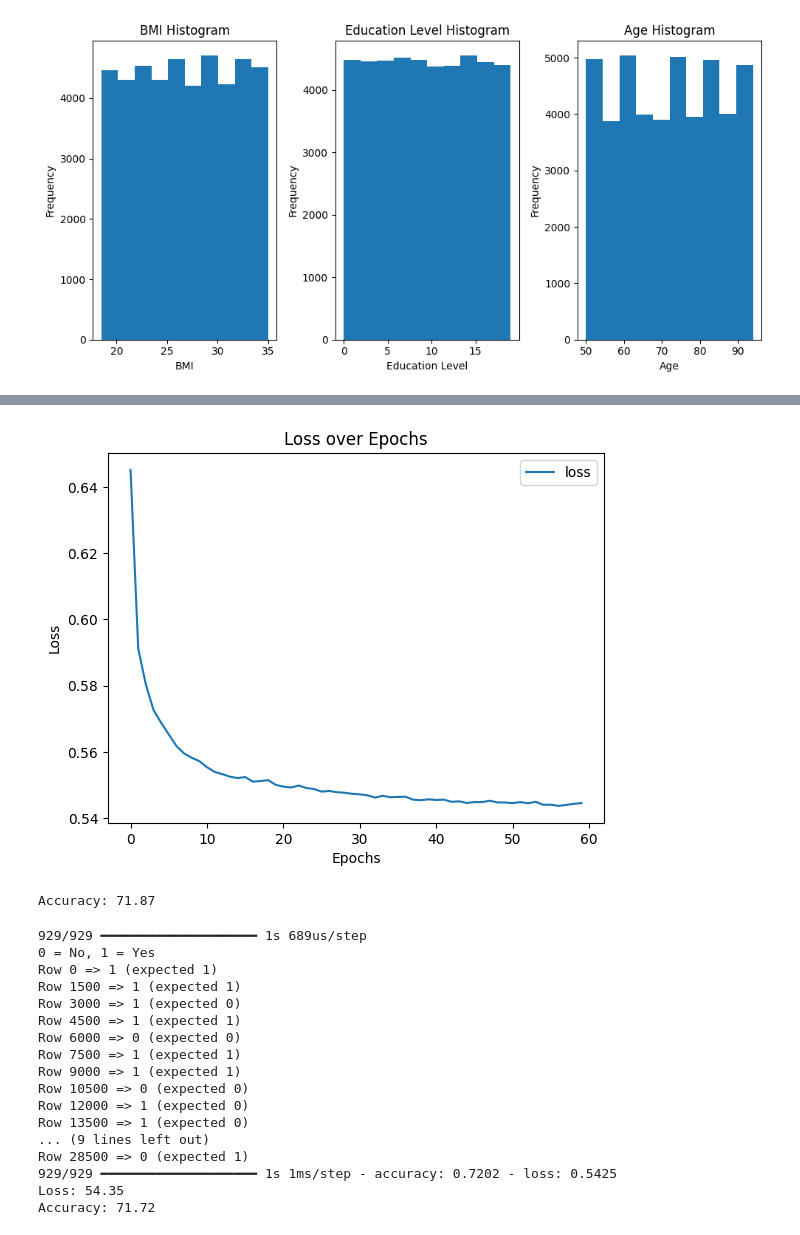
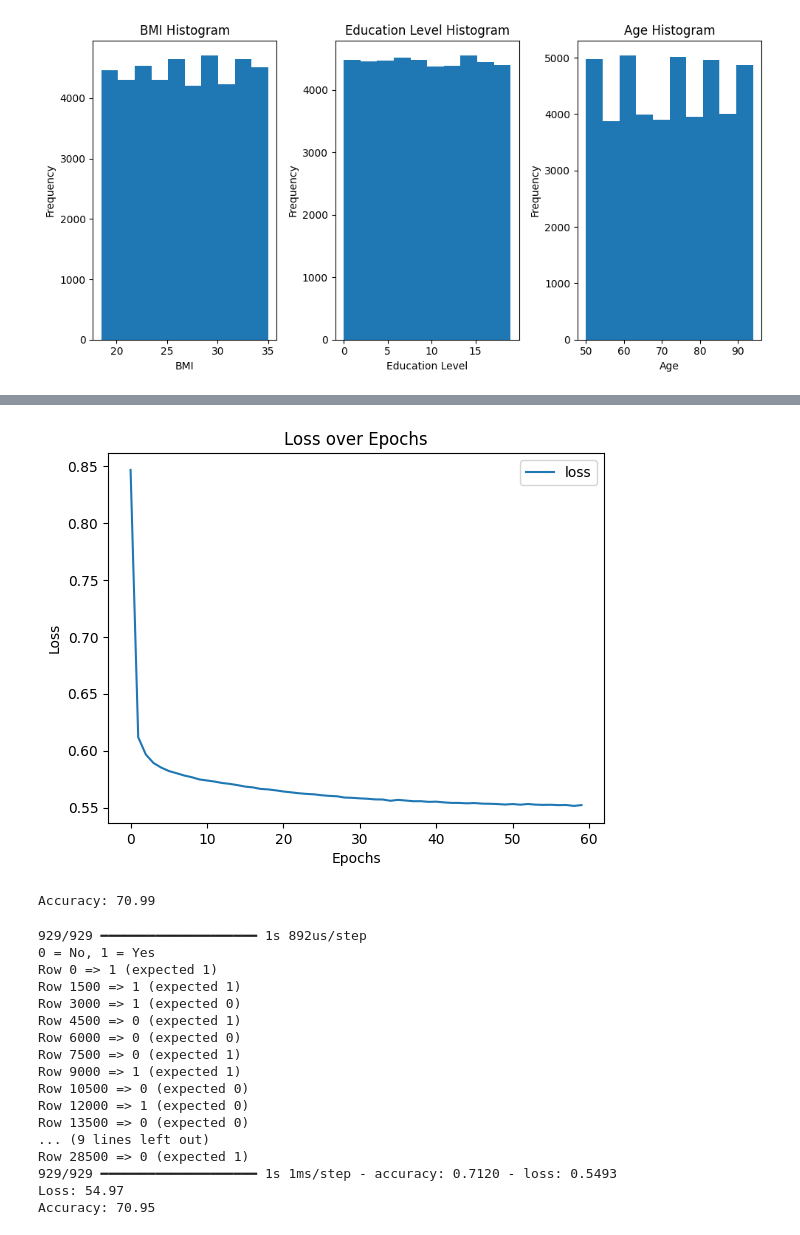
Before and after one commit to jeremlee/alzheimers-classification-model, a Jupyter notebook: main.ipynb, the cells around one changed output, grey strips where cells are left out. Saved outputs shown, nothing was run; the diff lists cells and outputs as text; code cells hidden in the pictures.

Commit message:
changed learning rate

```diff
--- a/main.ipynb
+++ b/main.ipynb
@@ -153,7 +153,11 @@ model.add(Dense(20, activation= 'relu'))
 model.add(Dense(17, activation = 'relu'))
 model.add(Dense(1, activation = 'sigmoid'))
 
-model.compile(optimizer='adam', loss='binary_crossentropy', metrics=['accuracy'])
+optimizer = Adam(
+    learning_rate = 0.0001
+)
+
+model.compile(optimizer=optimizer, loss='binary_crossentropy', metrics=['accuracy'])
 training_history = model.fit(X_train, y_train, epochs=60, batch_size=10)
 _, accuracy = model.evaluate(X_train, y_train)
 
@@ -185,5 +189,5 @@ Epoch 60/60
-[figure, old version]
+[figure, new version]
-Accuracy: 71.87
+Accuracy: 70.99
 # %%
 predictions = (model.predict(X_test) > 0.5).astype(int)
 
@@ -195,20 +199,20 @@ loss, accuracy = model.evaluate(X_test, y_test)
 print("Loss: %.2f" % (loss*100))
 print("Accuracy: %.2f" % (accuracy*100))
 # %% [output]
-929/929 ━━━━━━━━━━━━━━━━━━━━ 1s 689us/step
+929/929 ━━━━━━━━━━━━━━━━━━━━ 1s 892us/step
 0 = No, 1 = Yes
 Row 0 => 1 (expected 1)
 Row 1500 => 1 (expected 1)
 Row 3000 => 1 (expected 0)
-Row 4500 => 1 (expected 1)
+Row 4500 => 0 (expected 1)
 Row 6000 => 0 (expected 0)
-Row 7500 => 1 (expected 1)
+Row 7500 => 0 (expected 1)
 Row 9000 => 1 (expected 1)
 Row 10500 => 0 (expected 0)
 Row 12000 => 1 (expected 0)
-Row 13500 => 1 (expected 0)
+Row 13500 => 0 (expected 0)
 ... (9 lines left out)
 Row 28500 => 0 (expected 1)
-929/929 ━━━━━━━━━━━━━━━━━━━━ 1s 1ms/step - accuracy: 0.7202 - loss: 0.5425
-Loss: 54.35
-Accuracy: 71.72
+929/929 ━━━━━━━━━━━━━━━━━━━━ 1s 1ms/step - accuracy: 0.7120 - loss: 0.5493
+Loss: 54.97
+Accuracy: 70.95
```
Also changed, not shown: parts of 3 cells of this notebook.
